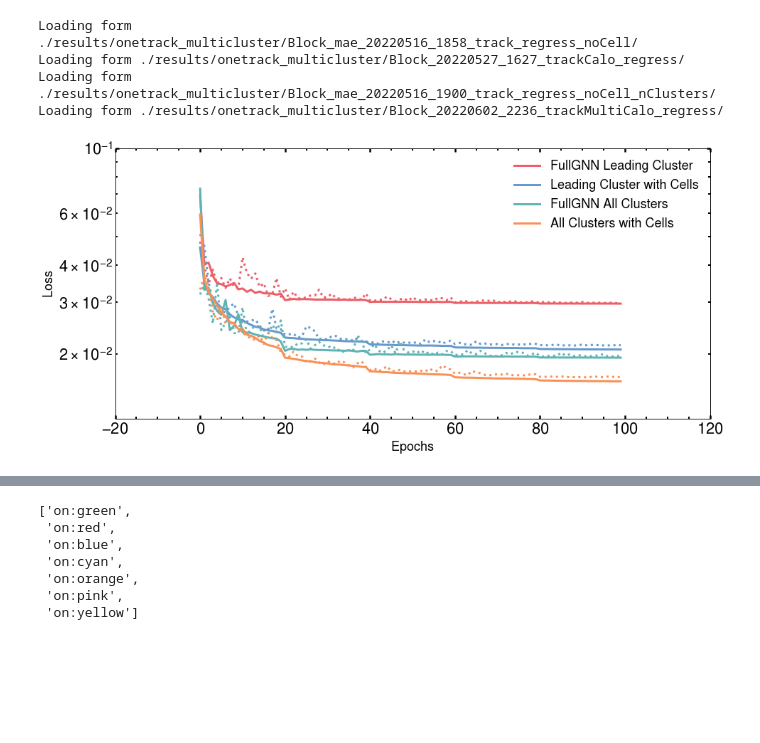
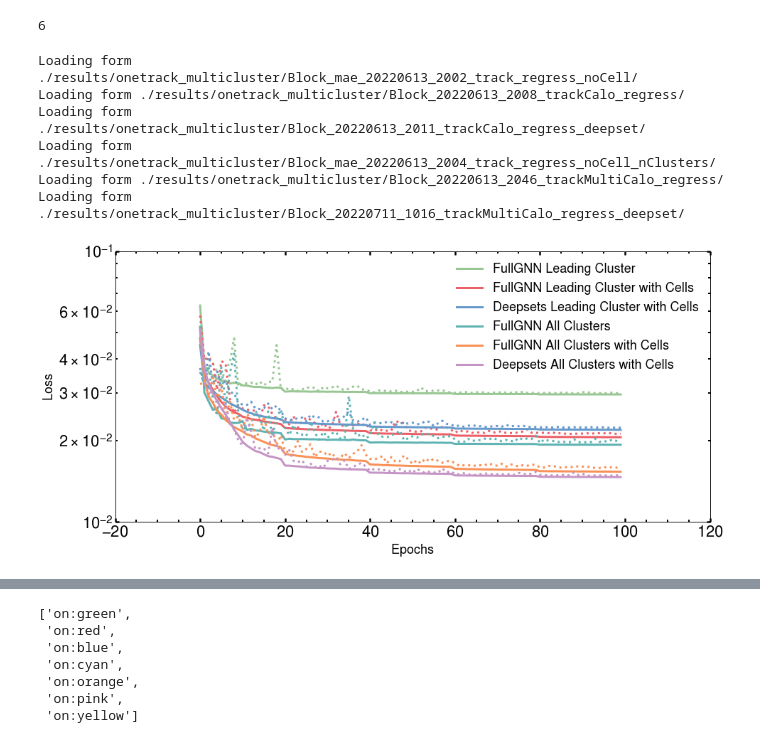
Before and after one commit to atlas-calo-ml/gn4pions_eastbay, a Jupyter notebook: compare_track_regression.ipynb, the cells around one changed output, grey strips where cells are left out. Cells and saved outputs as stored; diff of their text form; code cells hidden in the pictures; blank space fills up the shorter version.

```diff
--- a/compare_track_regression.ipynb
+++ b/compare_track_regression.ipynb
@@ -35,45 +35,62 @@ import atlas_mpl_style as ampl
 ampl.set_color_cycle('Oceanic',10)
 # plt.style.use('paper')
 # %%
-data_dirs = ['./results/onetrack_multicluster/Block_mae_20220516_1858_track_regress_noCell/',
-             './results/onetrack_multicluster/Block_20220527_1627_trackCalo_regress/',
-             './results/onetrack_multicluster/Block_mae_20220516_1900_track_regress_noCell_nClusters/',
-             './results/onetrack_multicluster/Block_20220602_2236_trackMultiCalo_regress/']
+data_dirs = ['./results/onetrack_multicluster/Block_mae_20220613_2002_track_regress_noCell/',
+             './results/onetrack_multicluster/Block_20220613_2008_trackCalo_regress/',
+#              './results/onetrack_multicluster/Block_mae_20220613_2003_track_regress_noCell_deepset/',
+             './results/onetrack_multicluster/Block_20220613_2011_trackCalo_regress_deepset/',
+             './results/onetrack_multicluster/Block_mae_20220613_2004_track_regress_noCell_nClusters/',
+             './results/onetrack_multicluster/Block_20220613_2046_trackMultiCalo_regress/',
+#              './results/onetrack_multicluster/Block_mae_20220613_2005_track_regress_noCell_ncluster_deepset/',
+             './results/onetrack_multicluster/Block_20220711_1016_trackMultiCalo_regress_deepset/']
 
-labels = ['FullGNN Leading Cluster', 'Leading Cluster with Cells',
-          'FullGNN All Clusters', 'All Clusters with Cells']
+labels = ['FullGNN Leading Cluster',
+          'FullGNN Leading Cluster with Cells',
+#           'Deepsets Leading Cluster',
+          'Deepsets Leading Cluster with Cells',
+          'FullGNN All Clusters',
+          'FullGNN All Clusters with Cells',
+#           'Deepsets All Clusters',
+          'Deepsets All Clusters with Cells']
+
+num_runs = len(labels)
+num_runs
+# %% [output]
+6
 # %%
 pion_list = ['pion']
 sym_list = ['+-',]
 concat_type = ['False']
 model_name = ['ConcatFalse']
 line = ['-', '--', ':', '-.']
 blues = matplotlib.cm.Blues_r(np.linspace(0,1,20))
 oranges = matplotlib.cm.Oranges_r(np.linspace(0,1,20))
 colors = plt.rcParams["axes.prop_cycle"].by_key()["color"]
 
 plt.figure(figsize=(15,7))
-for i in range(4):
+for i in range(num_runs):
     hist_files = np.sort(glob.glob(data_dirs[i] + 'losses.npz'))
     print('Loading form {}'.format(data_dirs[i]))
     hist = np.load(hist_files[0])
-    plt.semilogy(hist['training'].mean(axis=1), color=colors[i+1],
+    plt.semilogy(hist['training'].mean(axis=1), color=colors[i%7],
                  label=labels[i], linestyle=line[0])
-    plt.semilogy(hist['validation'].mean(axis=1), color=colors[i+1],
+    plt.semilogy(hist['validation'].mean(axis=1), color=colors[i%7],
                  label=None, linestyle=line[2])
 
 
 plt.ylabel(r'$Loss$')
 plt.xlabel(r'$Epochs$')
-plt.ylim([1.2e-2, 1e-1])
+# plt.ylim([1.2e-2, 1e-1])
 # sns.despine()
 plt.legend()
     # plt.savefig('results/training_mse.png', bbox_inches='tight', dpi=300)
 plt.show()
 # %% [output]
-Loading form ./results/onetrack_multicluster/Block_mae_20220516_1858_track_regress_noCell/
-Loading form ./results/onetrack_multicluster/Block_20220527_1627_trackCalo_regress/
-Loading form ./results/onetrack_multicluster/Block_mae_20220516_1900_track_regress_noCell_nClusters/
-Loading form ./results/onetrack_multicluster/Block_20220602_2236_trackMultiCalo_regress/
+Loading form ./results/onetrack_multicluster/Block_mae_20220613_2002_track_regress_noCell/
+Loading form ./results/onetrack_multicluster/Block_20220613_2008_trackCalo_regress/
+Loading form ./results/onetrack_multicluster/Block_20220613_2011_trackCalo_regress_deepset/
+Loading form ./results/onetrack_multicluster/Block_mae_20220613_2004_track_regress_noCell_nClusters/
+Loading form ./results/onetrack_multicluster/Block_20220613_2046_trackMultiCalo_regress/
+Loading form ./results/onetrack_multicluster/Block_20220711_1016_trackMultiCalo_regress_deepset/
-[figure, old version]
+[figure, new version]
 # %%
```
Also changed, not shown: parts of 6 cells of this notebook, 22 other files.
